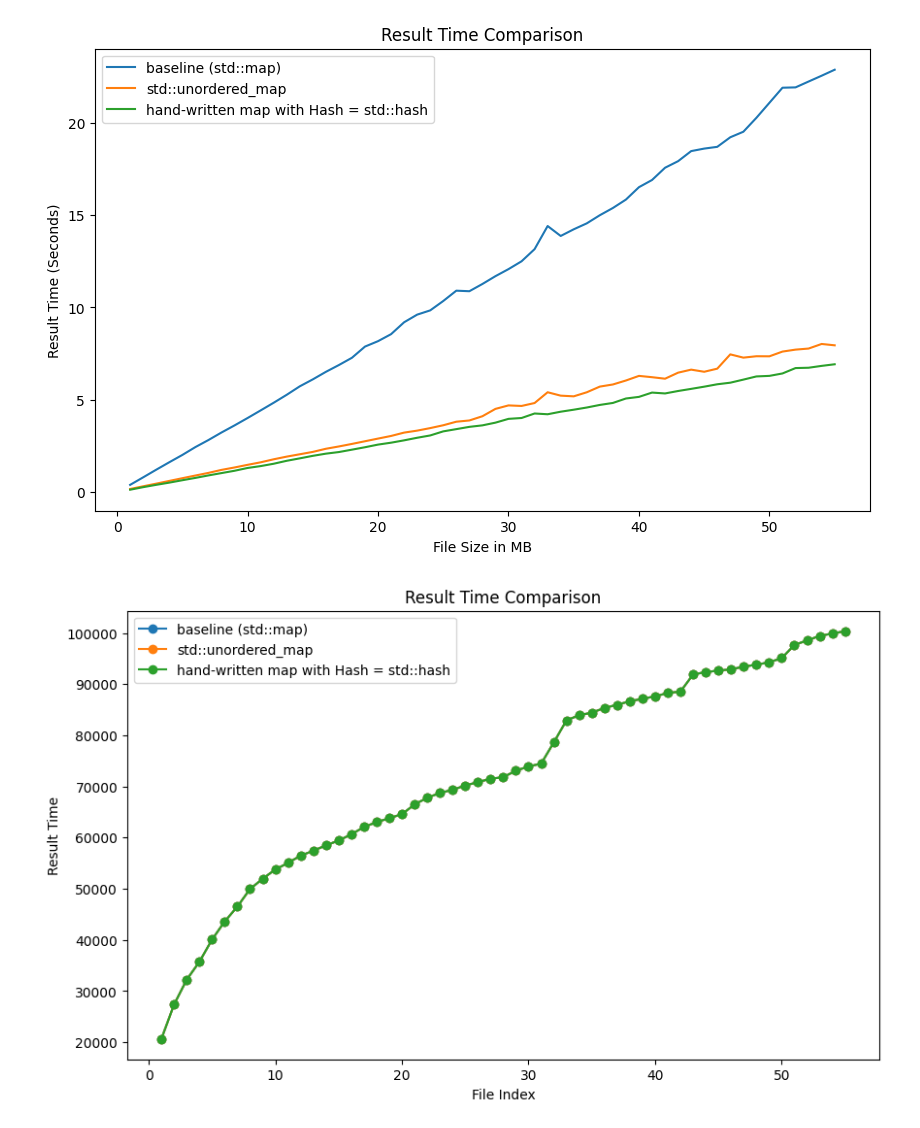
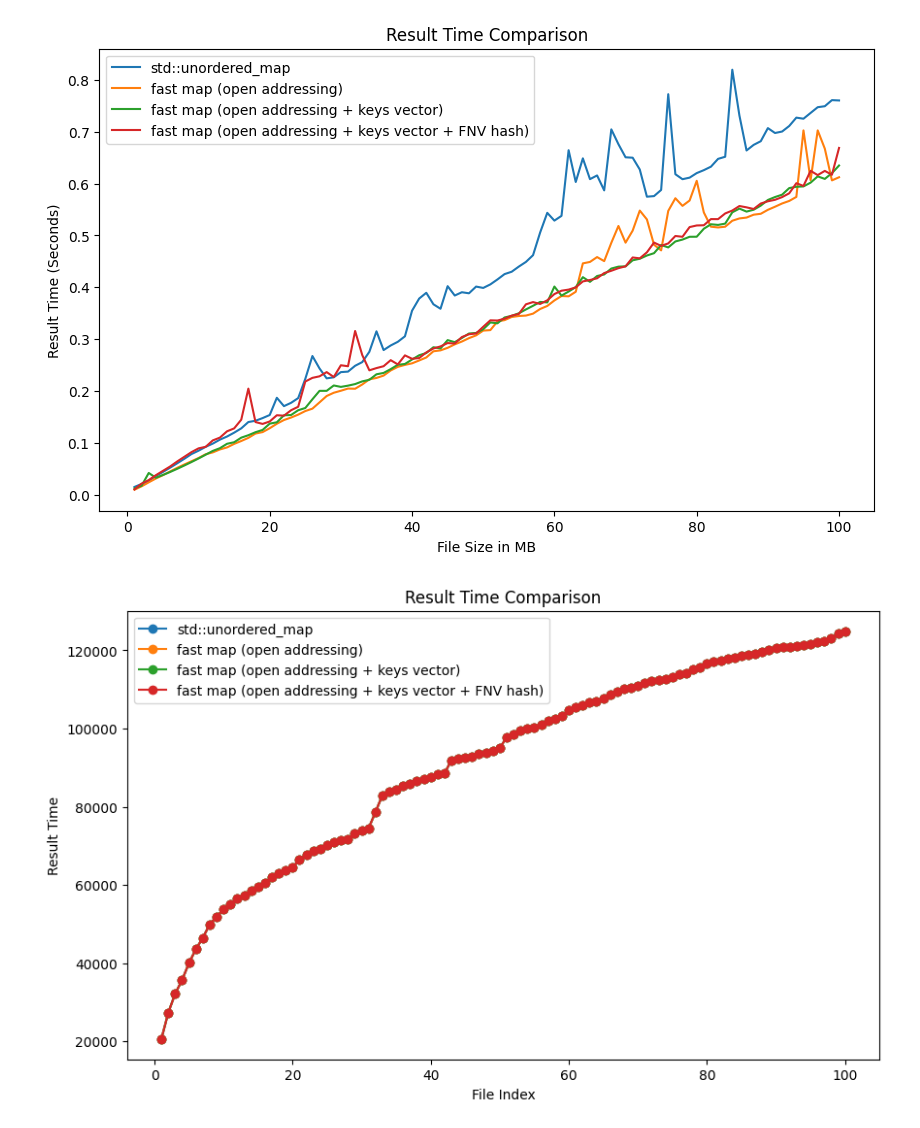
Before and after one commit to MisnikAndrew/frequency_dictionary, a Jupyter notebook: sandbox.ipynb, the cells around one changed output. Cells and saved outputs as stored; diff of their text form; code cells hidden in the pictures.

Commit message:
refactoring + main 1-thread results

```diff
--- a/sandbox.ipynb
+++ b/sandbox.ipynb
@@ -3,40 +3,44 @@ import matplotlib.pyplot as plt
 
 methods = [
     {
-        "method_name": "baseline (std::map)",
-        "folder_name": "results/baseline/"
-    },
-    {
         "method_name": "std::unordered_map",
         "folder_name": "results/std_unordered/"
     },
     {
-        "method_name": "hand-written map with Hash = std::hash",
-        "folder_name": "results/fast_std_hash/"
+        "method_name": "fast map (open addressing)",
+        "folder_name": "results/hand_written/"
+    },
+    {
+        "method_name": "fast map (open addressing + keys vector)",
+        "folder_name": "results/hand_written_keys_vector/"
+    },
+    {
+        "method_name": "fast map (open addressing + keys vector + FNV hash)",
+        "folder_name": "results/hand_written_keys_vector_fnv_hash/"
     }
 ]
 
 for method in methods:
     try:
         with open(method["folder_name"] + 'results_times.txt', 'r') as file:
             content = file.read().strip()
             method["result_times"] = [float(time) for time in content.split(',')]
     except Exception as e:
         print(f"An unexpected error occurred: {e}")
 
 
 file_indices = range(1, len(methods[0]["result_times"]) + 1)
 
 plt.figure(figsize=(10, 6))
 for method in methods:
     plt.plot(file_indices, method["result_times"], label=method["method_name"], linestyle='-')
 plt.title('Result Time Comparison')
 plt.xlabel('File Size in MB')
 plt.ylabel('Result Time (Seconds)')
 plt.legend()
 plt.show()
 # %% [output]
-[figure, old version]
+[figure, new version]
 # %%
 for method in methods:
     try:
@@ -57,4 +61,4 @@ plt.ylabel('Result Time')
 plt.legend()
 plt.show()
 # %% [output]
-[figure, old version]
+[figure, new version]
```
Also changed, not shown: 15 other files.
